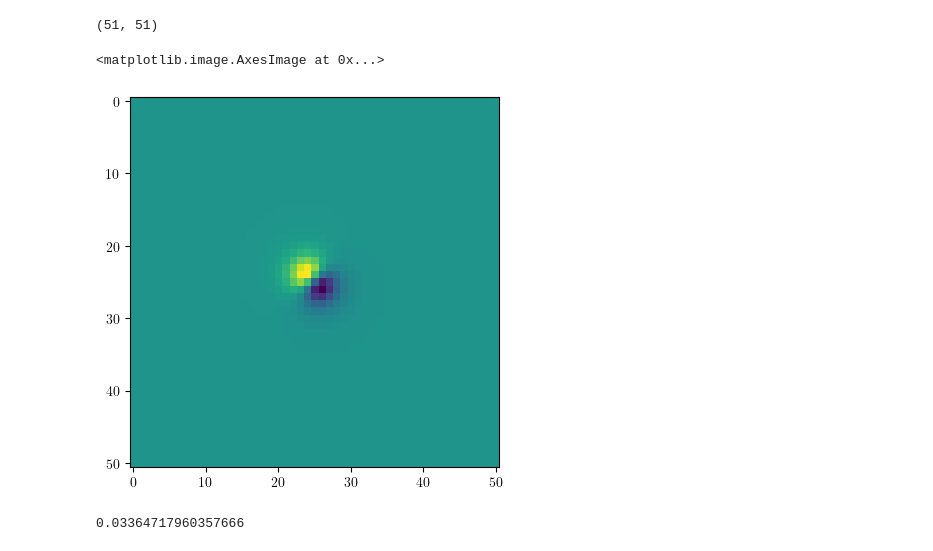
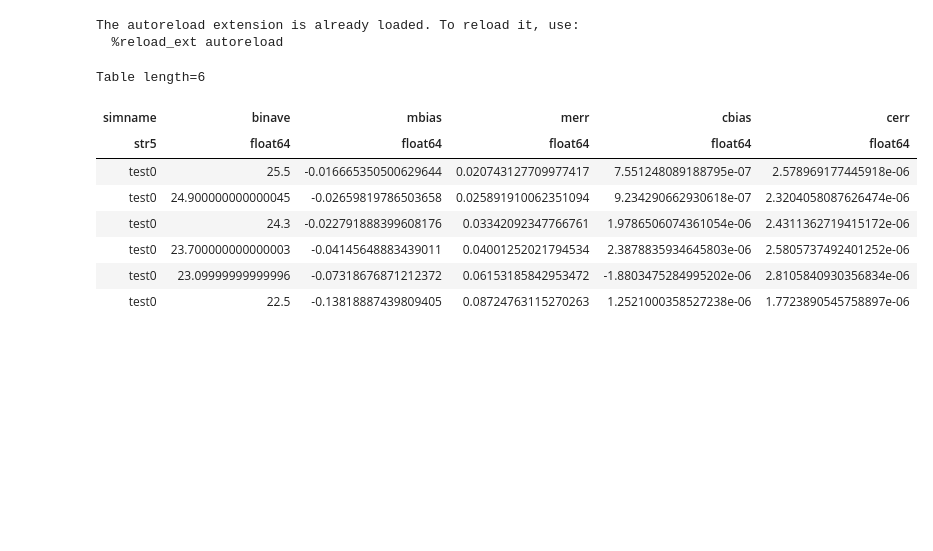
Before and after one commit to mr-superonion/descwl-shear-fpfs, a Jupyter notebook: notebooks/2_simple_sims/2_desc_sims/2_process_basic.ipynb, the cells around one changed output. Saved outputs shown, nothing was run; the diff lists cells and outputs as text; code cells hidden in the pictures; blank space fills up the shorter version.

```diff
--- a/notebooks/2_simple_sims/2_desc_sims/2_process_basic.ipynb
+++ b/notebooks/2_simple_sims/2_desc_sims/2_process_basic.ipynb
@@ -85,13 +1,25 @@ array([[3.78191231e-07, 4.17041690e-07, 4.59861496e-07, ...,
-# %%
-psf0.shape
-# %% [output]
-(51, 51)
-# %%
-plt.imshow(psf0-psf1)
-# %% [output]
-<matplotlib.image.AxesImage at 0x...>
-[figure, removed]
-# %%
-psf0.max()
-# %% [output]
-0.03364717960357666
+# %%
+%load_ext autoreload
+%autoreload 2
+%matplotlib inline
+
+from fpfs import pltutil
+import astropy.io.ascii as pyascii
+plt.rcParams['figure.dpi'] = 100
+# %% [output]
+The autoreload extension is already loaded. To reload it, use:
+  %reload_ext autoreload
+# %%
+outs = pyascii.read('outputs_summary/try1_bin_M00_sim_test0.csv')
+# %%
+outs
+# %% [output]
+Table length=6
+| simname | binave | mbias | merr | cbias | cerr |
+| str5 | float64 | float64 | float64 | float64 | float64 |
+| test0 | 25.5 | -0.016665350500629644 | 0.020743127709977417 | 7.551248089188795e-07 | 2.578969177445918e-06 |
+| test0 | 24.900000000000045 | -0.02659819786503658 | 0.025891910062351094 | 9.234290662930618e-07 | 2.3204058087626474e-06 |
+| test0 | 24.3 | -0.022791888399608176 | 0.03342092347766761 | 1.9786506074361054e-06 | 2.4311362719415172e-06 |
+| test0 | 23.700000000000003 | -0.04145648883439011 | 0.04001252021794534 | 2.3878835934645803e-06 | 2.5805737492401252e-06 |
+| test0 | 23.09999999999996 | -0.07318676871212372 | 0.06153185842953472 | -1.8803475284995202e-06 | 2.8105840930356834e-06 |
+| test0 | 22.5 | -0.13818887439809405 | 0.08724763115270263 | 1.2521000358527238e-06 | 1.7723890545758897e-06 |
```
Also changed, not shown: parts of 15 cells of this notebook, 6 other files.
